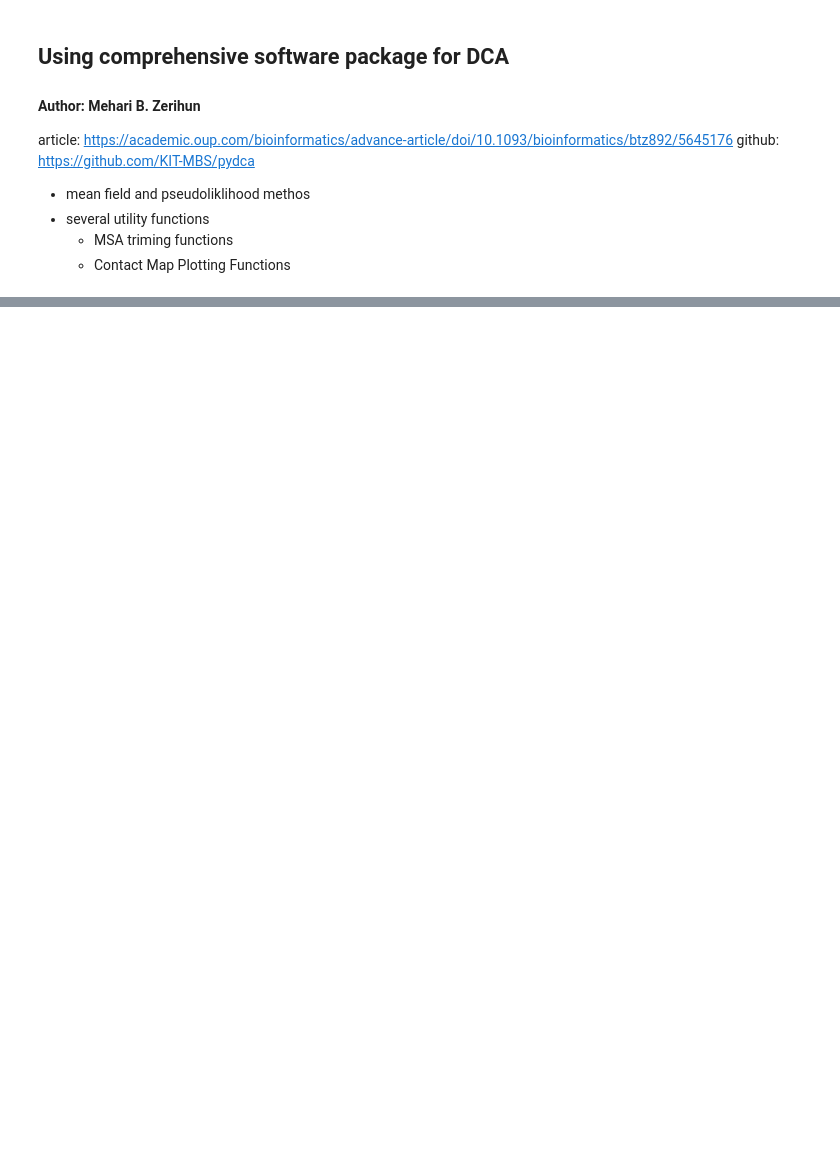
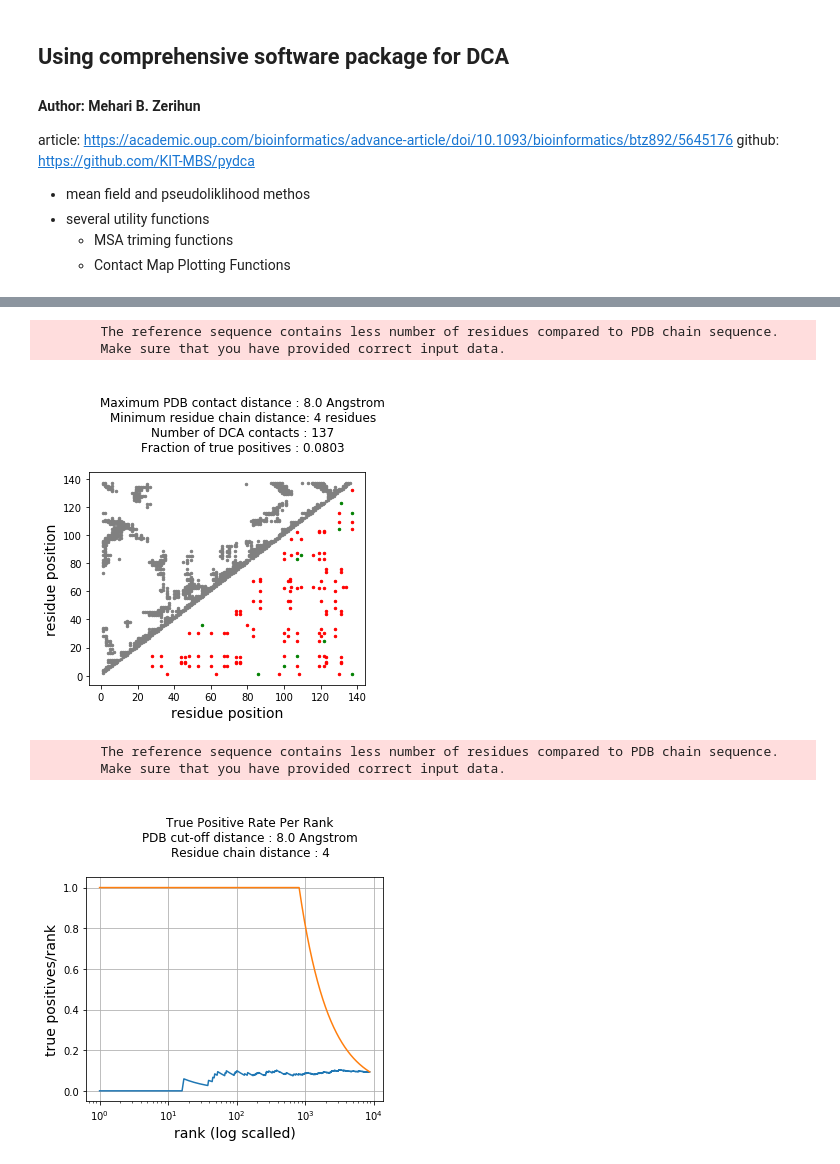
Before and after one commit to evancresswell/DCA_ER_old, a Jupyter notebook: plmDCA_pydca.ipynb, the cells around one changed output, grey strips where cells are left out. Saved outputs shown, nothing was run; the diff lists cells and outputs as text; code cells hidden in the pictures; blank space fills up the shorter version.

Commit message:
pydca plm works and is incorporating. still working on the pydca visualization suite which would be nice to incorporate

```diff
--- a/plmDCA_pydca.ipynb
+++ b/plmDCA_pydca.ipynb
@@ -91,14 +121,28 @@ In the above, we have imported pydca or selected modules from pydca. Then we def
 # Compute DCA scores using Pseudolikelihood maximization algorithm
 
 plmdca_inst = plmdca.PlmDCA(
-    trimmed_data_outfile,
-    'rna',
+    FASTA_data_outfile,
+    'protein',
     seqid = 0.8,
     lambda_h = 1.0,
     lambda_J = 20.0,
     num_threads = 10,
     max_iterations = 500,
 )
+#print("properties of plmDCA object: \n",dir(plmdca_inst),"\n\n")
+
+sorted_DI = plmdca_inst.compute_sorted_DI()
+
+N = plmdca_inst.sequences_len
+B = plmdca_inst.num_sequences
+print("sorted_DI (list) has shape: ",np.array(sorted_DI).shape,"\nRows: all combinations of sequence postitions ie sequence len choose 2 ")
+print("num sequences = %d , sequences len = %d\n\n"%(B,N))
+
+print("Print top 10 pairs")
+for site_pair, score in sorted_DI[:10]:
+    print(site_pair, score)
+
 
 # compute DCA scores summarized by Frobenius norm and average product corrected
 plmdca_FN_APC = plmdca_inst.compute_sorted_FN_APC()
+tools.hide_toggle()
@@ -138,0 +205,20 @@ tp_rate_data = plmdca_visualizer.plot_true_positive_rates()
+# %%
+# compute DCA scores summarized by Frobenius norm and average product corrected
+plmdca_FN_APC = plmdca_inst.compute_sorted_FN_APC()
+
+plmdca_visualizer = contact_visualizer.DCAVisualizer('protein', pdb[ipdb,6], pdb[ipdb,5],
+    refseq_file = FASTA_ref_outfile,
+    sorted_dca_scores = plmdca_FN_APC,
+    linear_dist = 4,
+    contact_dist = 8.0,
+)
+
+contact_map_data = plmdca_visualizer.plot_contact_map()
+tp_rate_data = plmdca_visualizer.plot_true_positive_rates()
+# %% [output]
+        The reference sequence contains less number of residues compared to PDB chain sequence.
+        Make sure that you have provided correct input data.
+[figure, added]
+        The reference sequence contains less number of residues compared to PDB chain sequence.
+        Make sure that you have provided correct input data.
+[figure, added]
```
Also changed, not shown: parts of 15 cells of this notebook, 6 other files.
